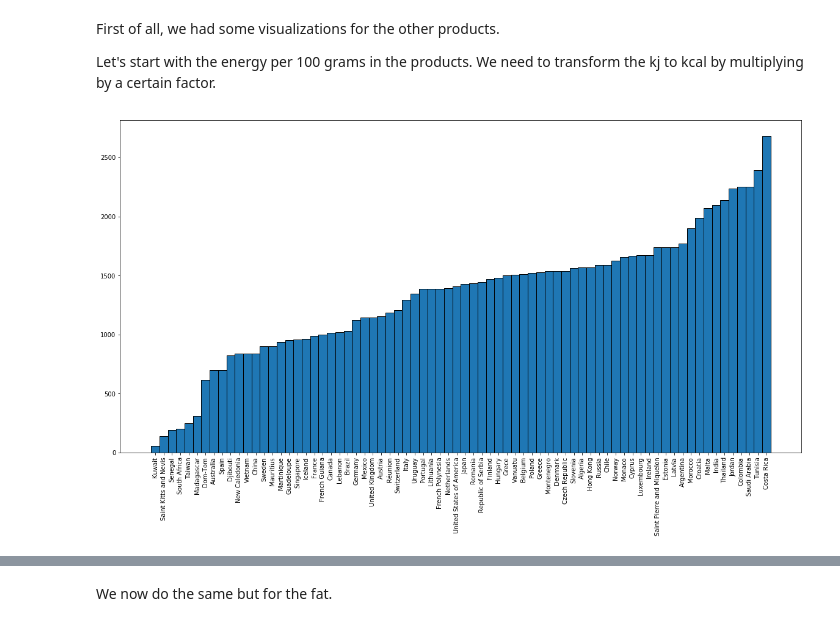
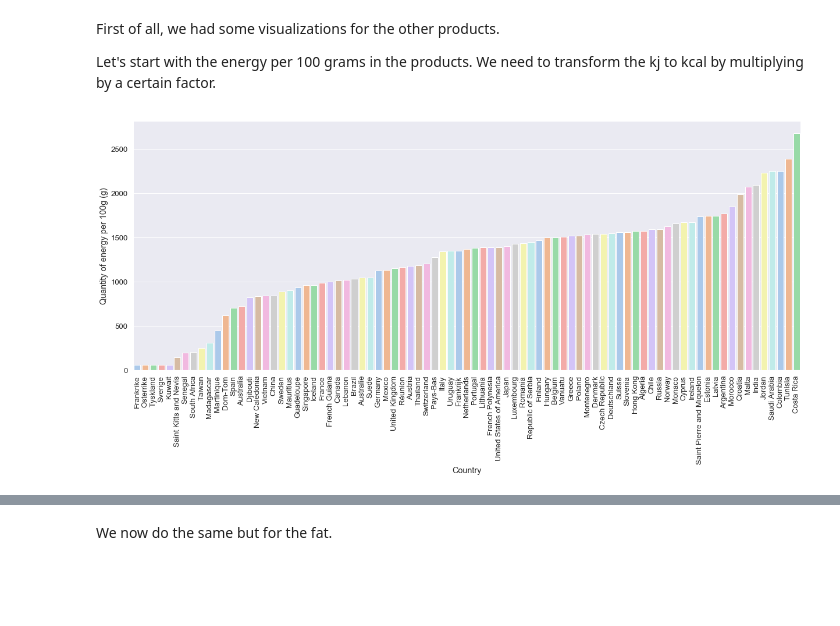
Before and after one commit to Akynna/ADA_Project, a Jupyter notebook: ProjectDidier.ipynb, the cells around one changed output, grey strips where cells are left out. Cells and saved outputs as stored; diff of their text form; code cells hidden in the pictures; blank space fills up the shorter version.

```diff
--- a/ProjectDidier.ipynb
+++ b/ProjectDidier.ipynb
@@ -617,7 +626,16 @@ Vegetables = Vegetables.add(legume,fill_value=0)
 Vegetables = Vegetables.add(Legume,fill_value=0)
 Vegetables = Vegetables.sort_values()
 
-fig,ax = plt.subplots(figsize=(20, 10))
-ax.bar(Vegetables.index,Vegetables.values, align='center', width=1,log=True,edgecolor = "black")
-plt.xticks(rotation=90);
+#fig,ax = plt.subplots(figsize=(20, 10))
+#ax.bar(Vegetables.index,Vegetables.values, align='center', width=1,log=True,edgecolor = "black")
+#plt.xticks(rotation=90);
+
+veggies_df = Vegetables.to_frame().reset_index().rename(columns={'index': 'Country', 'country': 'Number of vegetables products'})
+
+sns.set(font_scale=1.7)
+g = sns.catplot(x='Country', y='Number of vegetables products', kind='bar', height=7, aspect=17.5/7, palette='pastel', data=veggies_df, log=True);
+g.set_xticklabels(rotation=90);
+
+# Save the figure
+g.savefig("../AvadarTeam/vegetables_quantity.png")
 # %% [output]
@@ -662,12 +680,21 @@ One other point that wasn't mention in the research questions but might also be
 # %%
-def CreationForVisualisation(colname,data=complete_food):
+def CreationForVisualisation(colname, newColName, font_scale=1.5, log=False, data=complete_food):
     median_value = data.groupby("country").median()[colname]
     median_value = median_value.sort_values()
 
     # Plot !
-    fig,ax = plt.subplots(figsize=(20, 10))
-    ax.bar(median_value.index,median_value.values, align='center', width=1,log=False,edgecolor = "black")
-    plt.xticks(rotation=90);
+    #fig,ax = plt.subplots(figsize=(20, 10))
+    #ax.bar(median_value.index,median_value.values, align='center', width=1,log=False,edgecolor = "black")
+    #plt.xticks(rotation=90);
+
+    nutriment_df = median_value.to_frame().reset_index().rename(columns={'country': 'Country', colname: newColName})
+
+    sns.set(font_scale=font_scale)
+    g = sns.catplot(x='Country', y=newColName, kind='bar', height=7, aspect=17.5/7, palette='pastel', data=nutriment_df, log=log);
+    g.set_xticklabels(rotation=90);
+
+    # Save the figure
+    g.savefig("../AvadarTeam/images/" + colname + ".png")
 
     # We create a DataFrame from the previous Pandas Series
     median_value_df = pd.DataFrame({'country': median_value.index, colname: median_value.values})
@@ -687,7 +714,7 @@ First of all, we had some visualizations for the other products.
 Let's start with the energy per 100 grams in the products. We need to transform the kj to kcal by multiplying by a certain factor.
 # %%
 KJ_KCAL = 0.239006 # KJ to KCAL
-(median_energy_df,median_energy_dict)=CreationForVisualisation("energy_100g");
+(median_energy_df, median_energy_dict) = CreationForVisualisation("energy_100g", "Quantity of energy per 100g (g)", font_scale=1.2);
 # %% [output]
-[figure, old version]
+[figure, new version]
 # %%
```
Also changed, not shown: parts of 19 cells of this notebook, 9 other files.
